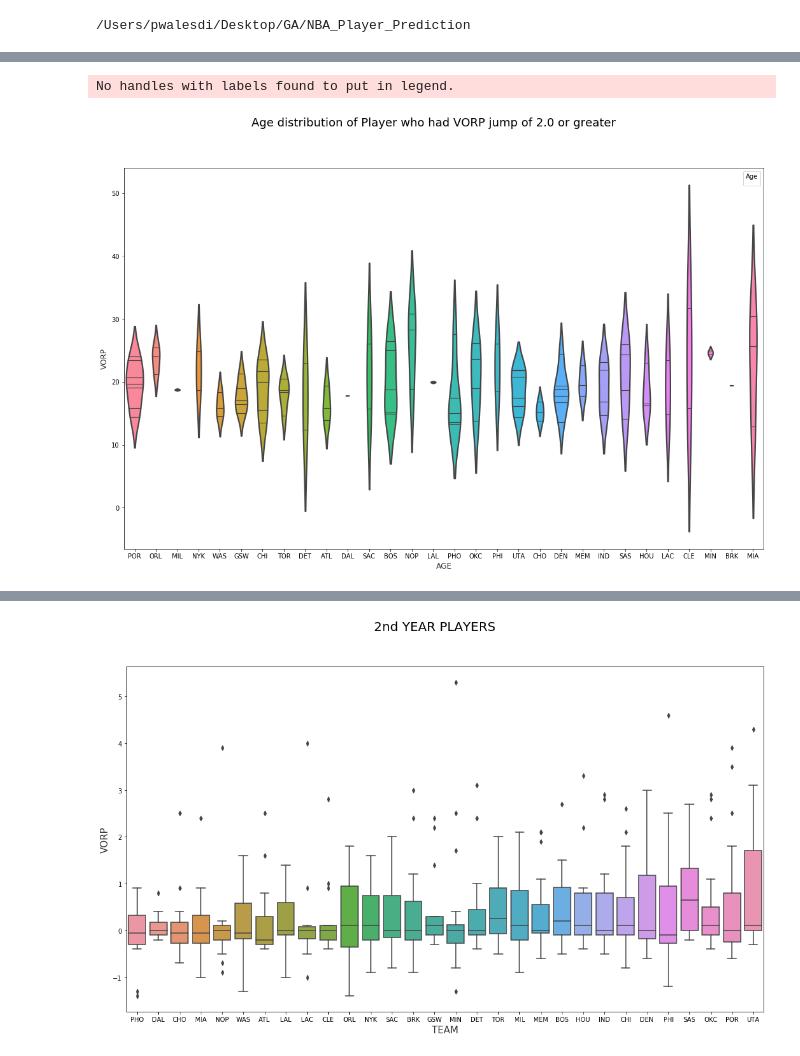
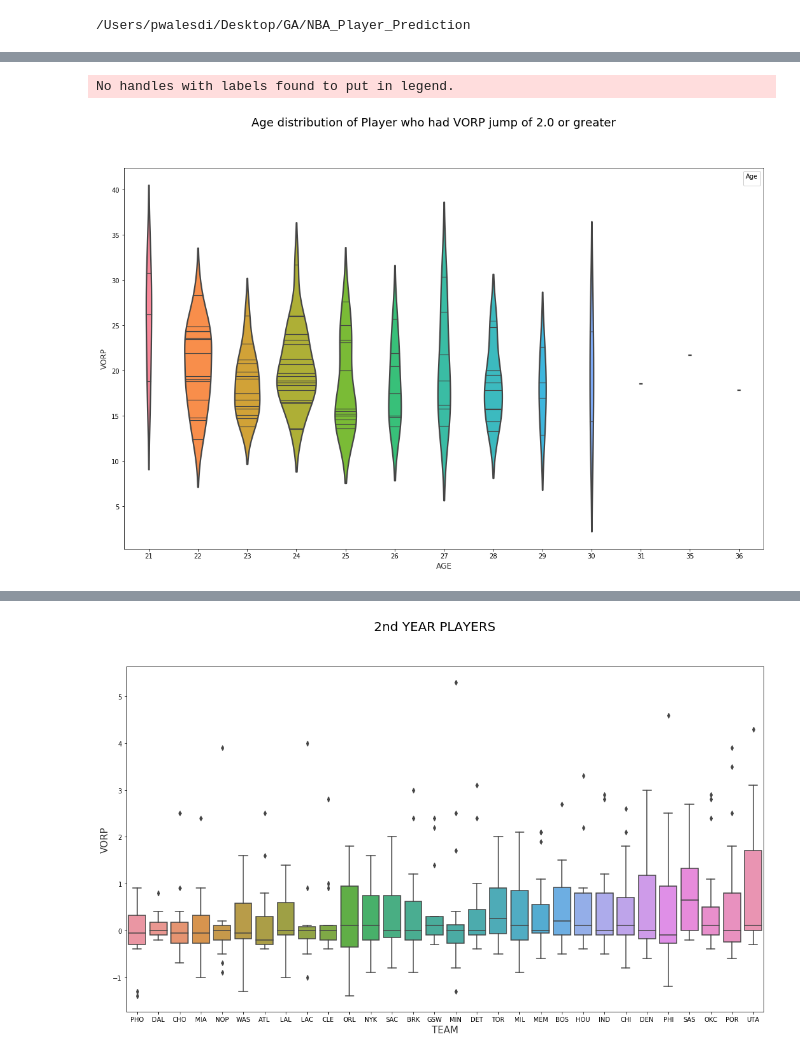
Before and after one commit to pwalesdi/NBA_Player_Prediction, a Jupyter notebook: NBA_Exploration.ipynb, the cells around one changed output, grey strips where cells are left out. Drawn from its saved outputs; the diff is of its cells as text; code cells hidden in the pictures.

```diff
--- a/NBA_Exploration.ipynb
+++ b/NBA_Exploration.ipynb
@@ -65,17 +117,17 @@ improvement.sort_values(by="Tm_x", ascending=True)
 # %%
 f, (ax) = plt.subplots(1, 1, figsize=(18, 11))
 f.suptitle('Age distribution of Player who had VORP jump of 2.0 or greater', fontsize=18)
 
 sns.violinplot(data=improvement,
-               x="Tm_x", y="PER",
+               x="Age", y="PER",
                ax=ax, split=True, scale="count",
                inner="stick", linewidth=2.25, saturation=1)
 
 ax.set_xlabel("AGE",size=12,alpha=0.8)
 ax.set_ylabel("VORP",size=12,alpha=0.8)
 ax.legend(title='Age')
 # ax.set(xticklabels=[2006, 2007, 2008, 2009, 2010, 2011, 2012, 2013, 2014, 2015, 2016, 2017, 2018]);
 f.savefig("improvement_vorp_age.png")
 # %% [output]
 No handles with labels found to put in legend.
-[figure, old version]
+[figure, new version]
```
Also changed, not shown: parts of 17 cells of this notebook, 4 other files.
